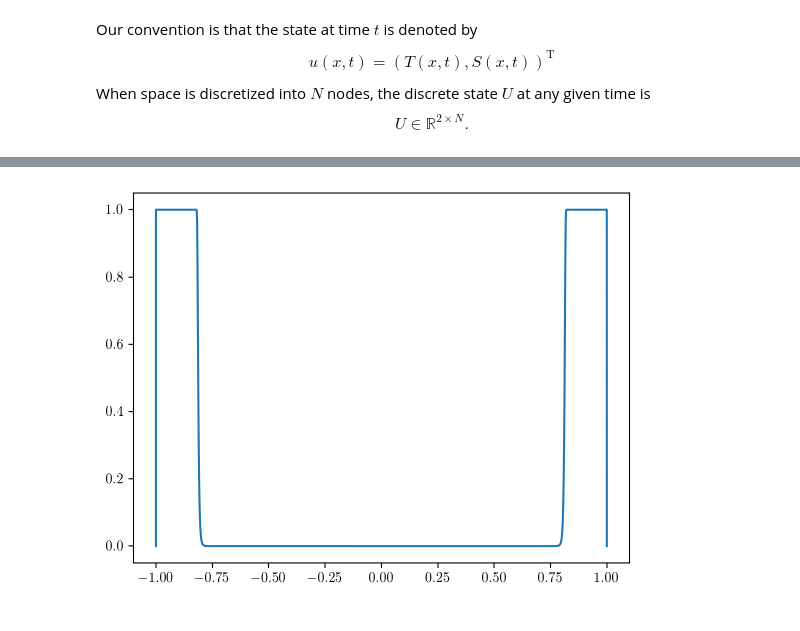
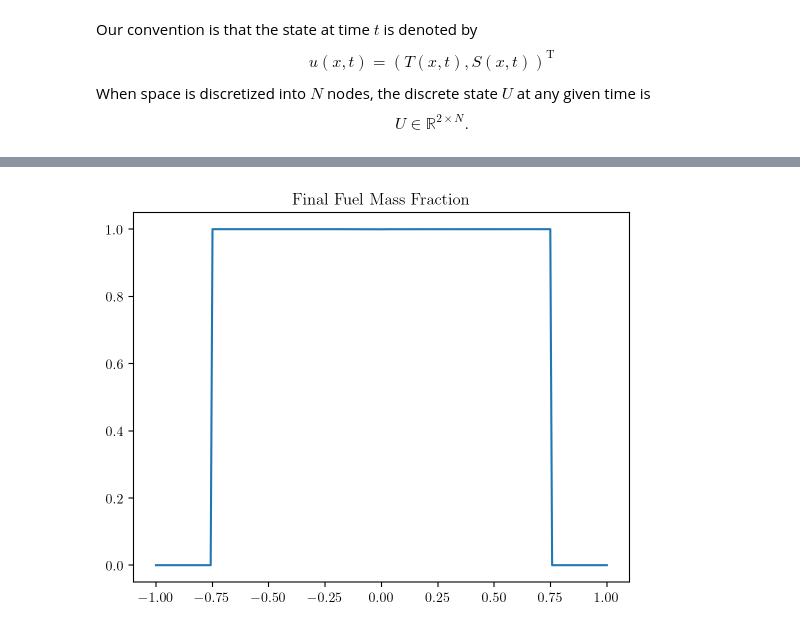
Before and after one commit to ageorgemorgan/wildfire_rd, a Jupyter notebook: mandel_model_simulation_1d.ipynb, the cells around one changed output, grey strips where cells are left out. Drawn from its saved outputs; the diff is of its cells as text; code cells hidden in the pictures.

```diff
--- a/mandel_model_simulation_1d.ipynb
+++ b/mandel_model_simulation_1d.ipynb
@@ -82,13 +73,11 @@ $$
 # define initial states
 def initial_state(x):
 
-    TC = 1.2e3
-    width = 10.*np.sqrt(2)/500
-    T0 = TC*np.exp(-(x/width)**2)
+    width = 0.03
+    T0 = 1.*np.exp(-(x/width)**2)
 
-    S0 = 1.-0.99*np.exp(-(x/width)**2)
-
-    #S0 = np.zeros_like(x, dtype=float)
+    S0 = np.ones_like(x)
+    S0[np.abs(x)>0.75] = 0.
 
     return np.array([T0, S0]) # output as a 2*length(x) array
 # %%
@@ -147,14 +144,12 @@ def chebdiff(N):
     return D.T
 # %%
 start = time.time()
-N = 1024 # spatial resolution
-
 x = chebnodes(N)
 
 D = chebdiff(N)
 D2 = np.linalg.matrix_power(D,2)[1:N, 1:N] # square D, then kill the non-contributing bdry pieces.
 # %%
-dt = 2**-5 # time step size
+dt = 1e-4 # time step size
 
 nsteps = int(tmax/dt) # total num of time steps we take
 # %%
@@ -167,14 +162,14 @@ propagator = scipy.linalg.expm(dt*matA)
 phi1 = scipy.linalg.solve(matA, propagator-np.eye(N-1))
 # %%
-ndump = 1e1
+ndump = 1
 
 uinit = initial_state(x)
 
-uold = uinit[:,1:N]
+uold = uinit[:,1:N] # only propagate interior pieces... implicit from Dirichlet BCs!
 
 Told = uold[0,:]
 
-Sold = uold[1,:] # will have to fix later when we account for boundary stuff better
+Sold = uold[1,:]
 
 # make data storage array
 udata = np.zeros([2, int(nsteps/ndump), N+1], dtype=float)
@@ -192,14 +187,11 @@ for n in np.arange(1,nsteps):
     # step the fuel density forward, w/ vanilla forward Euler for now
     Snew = Sold*(1. - CS*dt*arrhenius(Told))
 
-    # enforce BCs on S?????
+    # [this is where more physical BCs would be enforced! ]
 
     Told = Tnew
 
     Sold = Snew
-
-    #plt.plot(x[1:N],Told)
-    #plt.show()
 
     cnt+=1
 
@@ -212,6 +204,7 @@ for n in np.arange(1,nsteps):
     else:
 
         pass
+
 end = time.time()
 # %%
 runtime=end-start
@@ -304,5 +263,6 @@ plt.show()
 # %%
 plt.plot(x, udata[1,-1,:])
+plt.title('Final Fuel Mass Fraction')
 plt.show()
 # %% [output]
-[figure, old version]
+[figure, new version]
```
Also changed, not shown: parts of 17 cells of this notebook.
